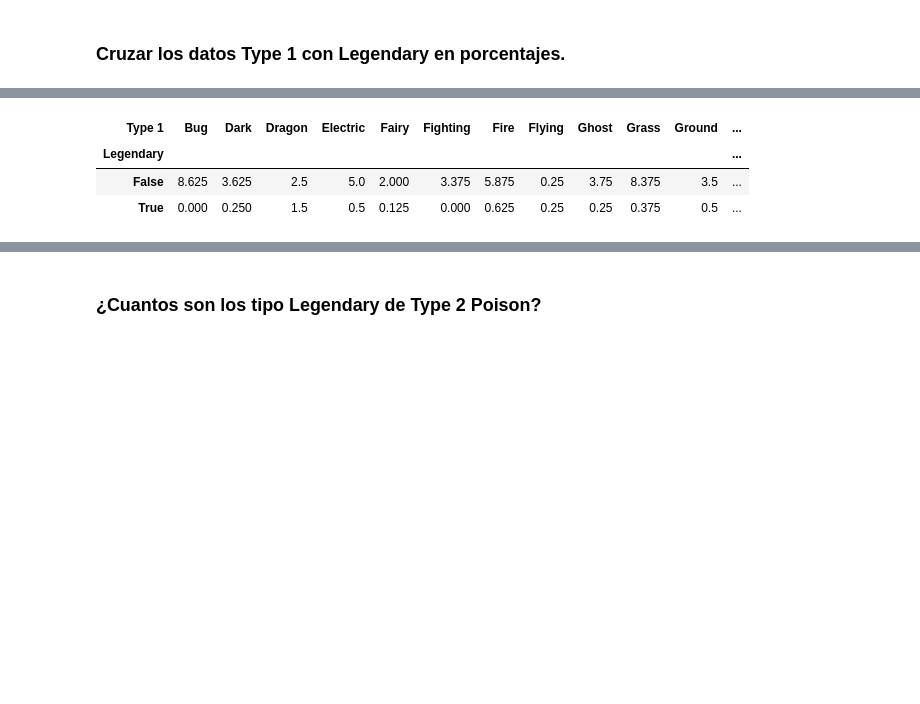
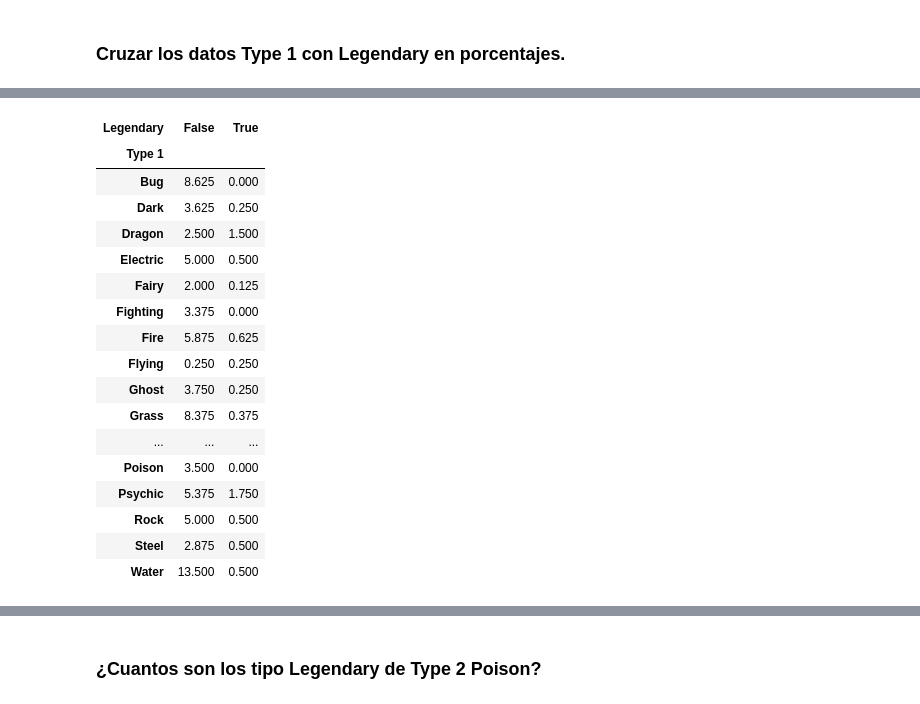
Before and after one commit to BrVenturaU/03-pokemon-dataset-analysis, a Jupyter notebook: 03-Pokemon Dataset Analysis.ipynb, the cells around one changed output, grey strips where cells are left out. Saved outputs shown, nothing was run; the diff lists cells and outputs as text; code cells hidden in the pictures; blank space fills up the shorter version.

Commit message:
Change table disposition for crosstab fn.

```diff
--- a/03-Pokemon Dataset Analysis.ipynb
+++ b/03-Pokemon Dataset Analysis.ipynb
@@ -304,9 +317,23 @@ pd.crosstab(index=pokemon_df["Legendary"], columns=pokemon_df["Type 1"])
 # %%
-pd.crosstab(index=pokemon_df["Legendary"], columns=pokemon_df["Type 1"]).apply(
+pd.crosstab(index=pokemon_df["Type 1"], columns=pokemon_df["Legendary"]).apply(
     lambda row: row / pokemon_df.shape[0] * 100
 )
 # %% [output]
-| Type 1 | Bug | Dark | Dragon | Electric | Fairy | Fighting | Fire | Flying | Ghost | Grass | Ground | ... |
-| Legendary |  |  |  |  |  |  |  |  |  |  |  | ... |
-| False | 8.625 | 3.625 | 2.5 | 5.0 | 2.000 | 3.375 | 5.875 | 0.25 | 3.75 | 8.375 | 3.5 | ... |
-| True | 0.000 | 0.250 | 1.5 | 0.5 | 0.125 | 0.000 | 0.625 | 0.25 | 0.25 | 0.375 | 0.5 | ... |
+| Legendary | False | True |
+| Type 1 |  |  |
+| Bug | 8.625 | 0.000 |
+| Dark | 3.625 | 0.250 |
+| Dragon | 2.500 | 1.500 |
+| Electric | 5.000 | 0.500 |
+| Fairy | 2.000 | 0.125 |
+| Fighting | 3.375 | 0.000 |
+| Fire | 5.875 | 0.625 |
+| Flying | 0.250 | 0.250 |
+| Ghost | 3.750 | 0.250 |
+| Grass | 8.375 | 0.375 |
+| ... | ... | ... |
+| Poison | 3.500 | 0.000 |
+| Psychic | 5.375 | 1.750 |
+| Rock | 5.000 | 0.500 |
+| Steel | 2.875 | 0.500 |
+| Water | 13.500 | 0.500 |
```
Also changed, not shown: parts of 7 cells of this notebook.
